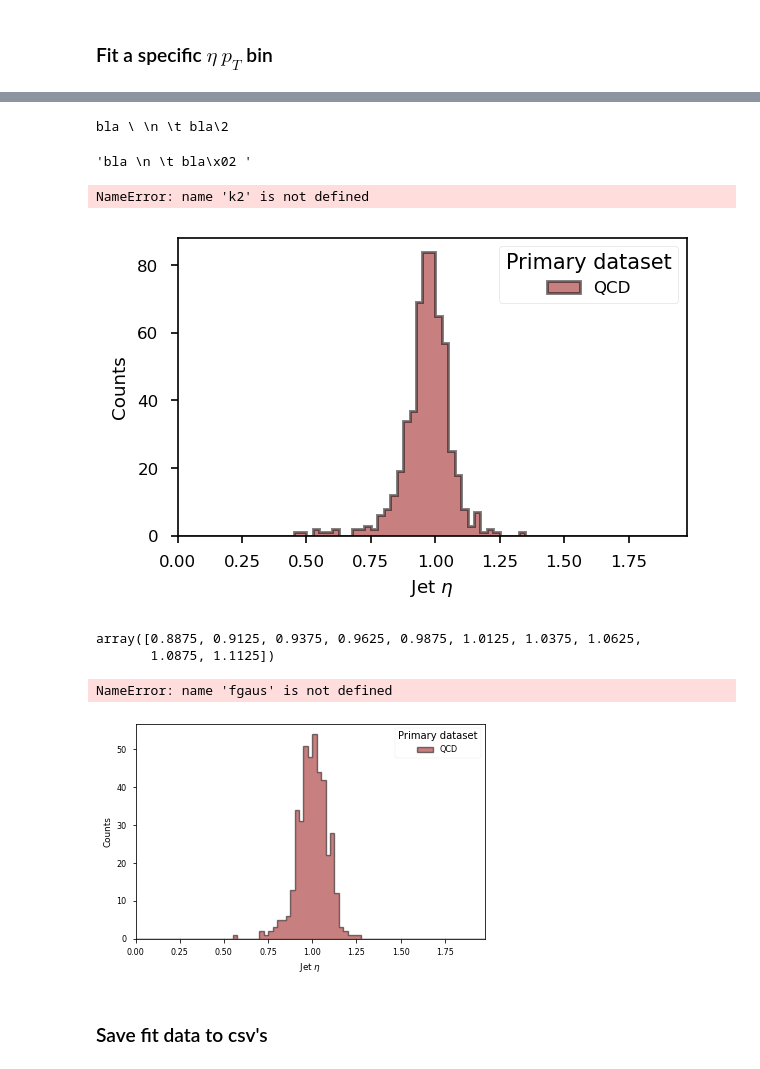
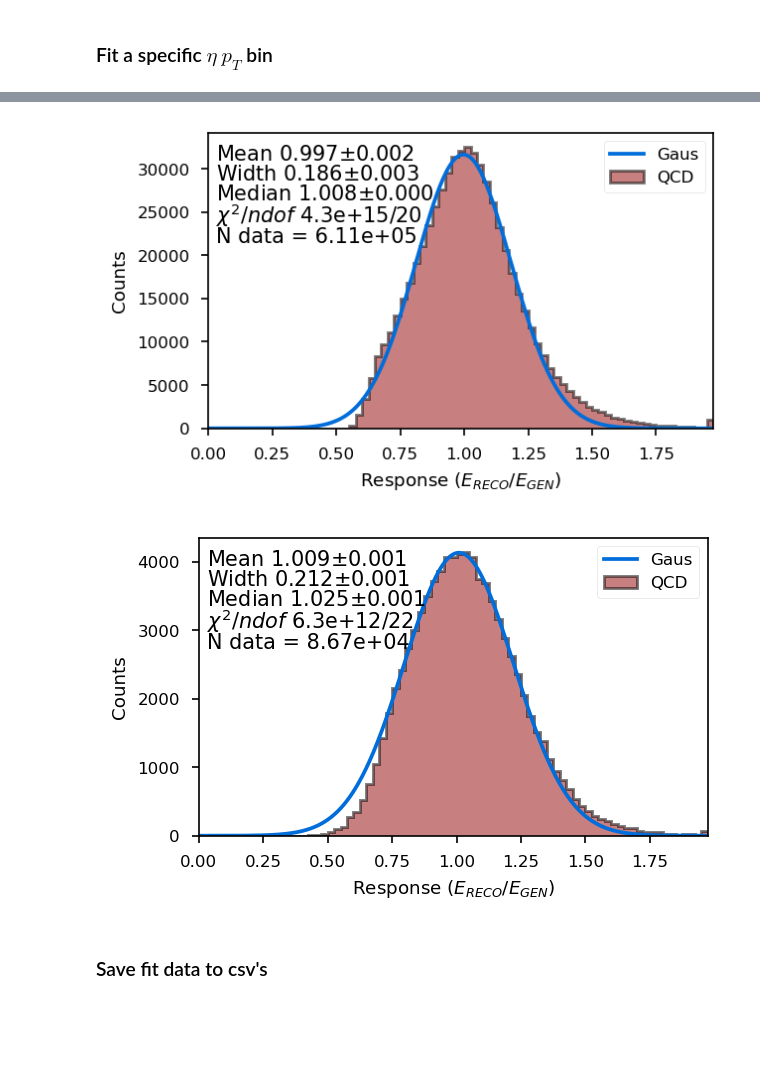
Before and after one commit to dsidirop1/JMECoffea, a Jupyter notebook: CoffeaJERC-Andris.ipynb, the cells around one changed output, grey strips where cells are left out. Drawn from its saved outputs; the diff is of its cells as text; code cells hidden in the pictures; blank space fills up the shorter version.

```diff
--- a/CoffeaJERC-Andris.ipynb
+++ b/CoffeaJERC-Andris.ipynb
@@ -593,16 +976,16 @@ closure_corr = np.pad(closure_corr,1,constant_values=1)
 # %%
 legend_tmp = f'{0:0.0f}'+r'$<\eta<$'+f'{1:0.0f}'
 # %%
-def plot_corrections(mean, samp, meanvar):
+def plot_corrections(mean, samp, meanstd):
     ### To ignore the points with 0 on y axis when setting the y axis limits
     mean_p = mean.copy()
     mean_p[mean_p==0] = np.nan
 
     fig, ax = plt.subplots()
-    start = 17
+    start = np.where(ptbins<=20)[0][-1]
 
     ptbins_plot = ptbins_c[start:]
-    meanstd = np.sqrt(meanvar[start:,:])
+    meanstd = meanstd[start:,:]
 #     mean_p = mean_p[start:]
 
     k2 = np.where(etabins_mod<=0)[0][-1]
@@ -625,9 +1008,11 @@ def plot_corrections(mean, samp, meanvar):
     norm_pos = (yerr_norm<0.02) &  (yerr_norm != np.inf) & (y_norm>-0.1)
     ax.set_ylim(np.min((y_norm-yerr_norm)[norm_pos]) ,np.max((yerr_norm+y_norm)[norm_pos]))
 
+    ax.set_xscale('log')
+    ax.set_xticks([20, 50, 100, 500, 1000, 5000])
+    ax.get_xaxis().set_major_formatter(mpl.ticker.ScalarFormatter())
     ax.set_xlabel(r'$p_T$ (GeV)');
     ax.set_ylabel(r'mean response');
-    ax.set_xscale('log')
     ax.legend()
     if test_run:
         plt.savefig('test/fig/corr_vs_pt'+samp+tag_full+'_test.pdf', dpi=plt.rcParamsDefault['figure.dpi']);
@@ -1378,7 +1708,7 @@ def make_comparison_plot(yvar1, std1, yvar2, std2, k, samp, name1:str, name2:str
     plt.show();
 # %%
 # load_fit_res=True
-subsamples = ['', '_b', '_c', '_l', '_g']
+subsamples = ['', '_b', '_c', '_s', '_ud', '_g']
 
 k2 = np.where(etabins_mod<=0)[0][-1]
 k4 = np.where(etabins_mod<=1.3)[0][-1]
@@ -1391,14 +1721,15 @@ ks = [k2, k4, k6, k8]
 for samp in subsamples:
     for k in ks:
         print('Fitting subsample: ', samp)
-        median_QCD = read_data("Median", samp, '_L5_QCD')
-        medianstd_QCD = read_data("MedianStd", samp, '_L5_QCD')
-        median_TTBAR = read_data("Median", samp, '_L5_TTBAR')
-        medianstd_TTBAR = read_data("MedianStd", samp, '_L5_TTBAR')
+        print('Eta: ', k)
+        median_QCD = read_data("Median", samp, '_L5_LHEflav_TTBAR-JME')
+        medianstd_QCD = read_data("MedianStd", samp, '_L5_LHEflav_TTBAR-JME')
+        median_TTBAR = read_data("Median", samp, '_L5_LHEflav_Herwig-TTBAR-JME')
+        medianstd_TTBAR = read_data("MedianStd", samp, '_L5_LHEflav_Herwig-TTBAR-JME')
 
 
         make_comparison_plot(median_QCD, medianstd_QCD, median_TTBAR, medianstd_TTBAR,
-                             k, samp, 'QCD', 'TTBAR')
+                             k, samp, 'Pythia', 'Herwig')
 
 3;
 # %% [output]
@@ -1919,4 +2319,5 @@ plot_response_axis = hist.Bin("jeteta", r"Jet $\eta$", hist_pt_edges)
 
 xvals = output['ptresponse'+samp].axis('ptresponse').centers()[1:] #[1:] to exclude the second peak for low pt
 f_xvals = np.linspace(0,5,5001)
+response_edges = output['ptresponse'+samp].axis('ptresponse').edges()[1:]
 # %% [output]
@@ -1927,0 +2343,2 @@ samp=''
+# %%
+samp='_g'
@@ -2140,61 +2427,41 @@ array([ 0.,  0.,  0.,  0.,  0.,  0.,  0.,  0.,  0.,  0.,  0.,  0.,  0.,
-# %%
-print(r"bla \ \n \t bla\2 ")
-# %% [output]
-bla \ \n \t bla\2
-# %%
-"bla \n \t bla\2 "
-# %% [output]
-'bla \n \t bla\x02 '
 # %%
-
-
-# h = np.max(histo.values()[('QCD',)][:-1]);
-# h = h if h!=0 else 0.05
 fig, ax2 = plt.subplots();
 hist.plot1d(histo, ax=ax2, overlay='dataset', overflow='all',
             fill_opts={'alpha': .5, 'edgecolor': (0,0,0,0.3), 'linewidth': 1.4})
 # ax2.plot(f_xvals, fgaus, label='Gaus',linewidth=1.8)
-ax2.plot(f_xvals, fgaus2, label=f'{etabins_mod[k2]}'+r'$<\eta<$'+f'{etabins_mod[k2+1]}',linewidth=1.8)
+ax2.plot(f_xvals, fgaus2, label='Gaus',linewidth=1.8)
 ax2.set_xlabel("Response ($E_{RECO}/E_{GEN}$)")
 ax2.set_xlim(plot_pt_edges[[0,-1]])
 h = ax2.get_ylim()[1]/1.05
-# ax2.set_ylim(0,h)
-plt.text(0.03,0.95*h,r'Mean {0:0.3f}$\pm${1:0.3f}'.format(p2[1],np.sqrt(arr[1,1])))
-plt.text(0.03,0.88*h,r'Width {0:0.3f}$\pm${1:0.3f}'.format(p2[2],np.sqrt(arr[2,2])))
-plt.text(0.03,0.81*h,r'Median {0:0.3f}'.format(np.median(histvals)))
+plt.text(0.03,0.95*h,r'Mean {0:0.3f}$\pm${1:0.3f}'.format(p2[1], np.sqrt(arr[1,1])))
+plt.text(0.03,0.88*h,r'Width {0:0.3f}$\pm${1:0.3f}'.format(width_ik, np.sqrt(arr[2,2])))
+plt.text(0.03,0.81*h,r'Median {0:0.3f}$\pm${1:0.3f}'.format(median, medianstd))
 plt.text(0.03,0.73*h,r'$\chi^2/ndof$ {0:0.2g}/{1:0.0f}'.format(chi2, Ndof))
 plt.text(0.03,0.66*h,r'N data = {0:0.3g}'.format(N))
 ax2.legend();
+
+# plt.close();
 # %% [output]
-NameError: name 'k2' is not defined
-[figure, old version]
+[figure, new version]
-# %%
-xvals2
-# %% [output]
-array([0.8875, 0.9125, 0.9375, 0.9625, 0.9875, 1.0125, 1.0375, 1.0625,
-       1.0875, 1.1125])
 # %%
-# N = histo.integrate('ptresponse').values()[('QCD',)]
-# histo = histo.rebin('ptresponse', plot_response_axis)
-
-h = np.max(yvals[:-1]);
-h = h if h!=0 else 0.05
 fig, ax2 = plt.subplots();
 hist.plot1d(histo, ax=ax2, overlay='dataset', overflow='all',
             fill_opts={'alpha': .5, 'edgecolor': (0,0,0,0.3), 'linewidth': 1.4})
-ax2.plot(f_xvals, fgaus, label='Gaus',linewidth=1.8)
+# ax2.plot(f_xvals, fgaus, label='Gaus',linewidth=1.8)
 ax2.plot(f_xvals, fgaus2, label='Gaus',linewidth=1.8)
 ax2.set_xlabel("Response ($E_{RECO}/E_{GEN}$)")
 ax2.set_xlim(plot_pt_edges[[0,-1]])
-plt.text(0.03,0.95*h,'Mean {0:0.3f}$\pm${1:0.3f}'.format(p2[1],np.sqrt(arr[1,1])))
-plt.text(0.03,0.88*h,'Width {0:0.3f}$\pm${1:0.3f}'.format(p2[2],np.sqrt(arr[2,2])))
-plt.text(0.03,0.81*h,'Median {0:0.3f}'.format(np.median(histvals)))
-plt.text(0.03,0.73*h,'$\chi^2/ndof$ {0:0.2g}/{1:0.0f}'.format(chi2, Ndof))
-plt.text(0.03,0.66*h,'N data = {0:0.3g}'.format(N))
+h = ax2.get_ylim()[1]/1.05
+plt.text(0.03,0.95*h,r'Mean {0:0.3f}$\pm${1:0.3f}'.format(p2[1], np.sqrt(arr[1,1])))
+plt.text(0.03,0.88*h,r'Width {0:0.3f}$\pm${1:0.3f}'.format(width_ik, np.sqrt(arr[2,2])))
+plt.text(0.03,0.81*h,r'Median {0:0.3f}$\pm${1:0.3f}'.format(median, medianstd))
+plt.text(0.03,0.73*h,r'$\chi^2/ndof$ {0:0.2g}/{1:0.0f}'.format(chi2, Ndof))
+plt.text(0.03,0.66*h,r'N data = {0:0.3g}'.format(N))
 ax2.legend();
+
+# plt.close();
 # %% [output]
-NameError: name 'fgaus' is not defined
-[figure, old version]
+[figure, new version]
 # %% [markdown]
 ### Save fit data to csv's
 # %% [markdown]
```
Also changed, not shown: parts of 73 cells of this notebook, 18 other files.
